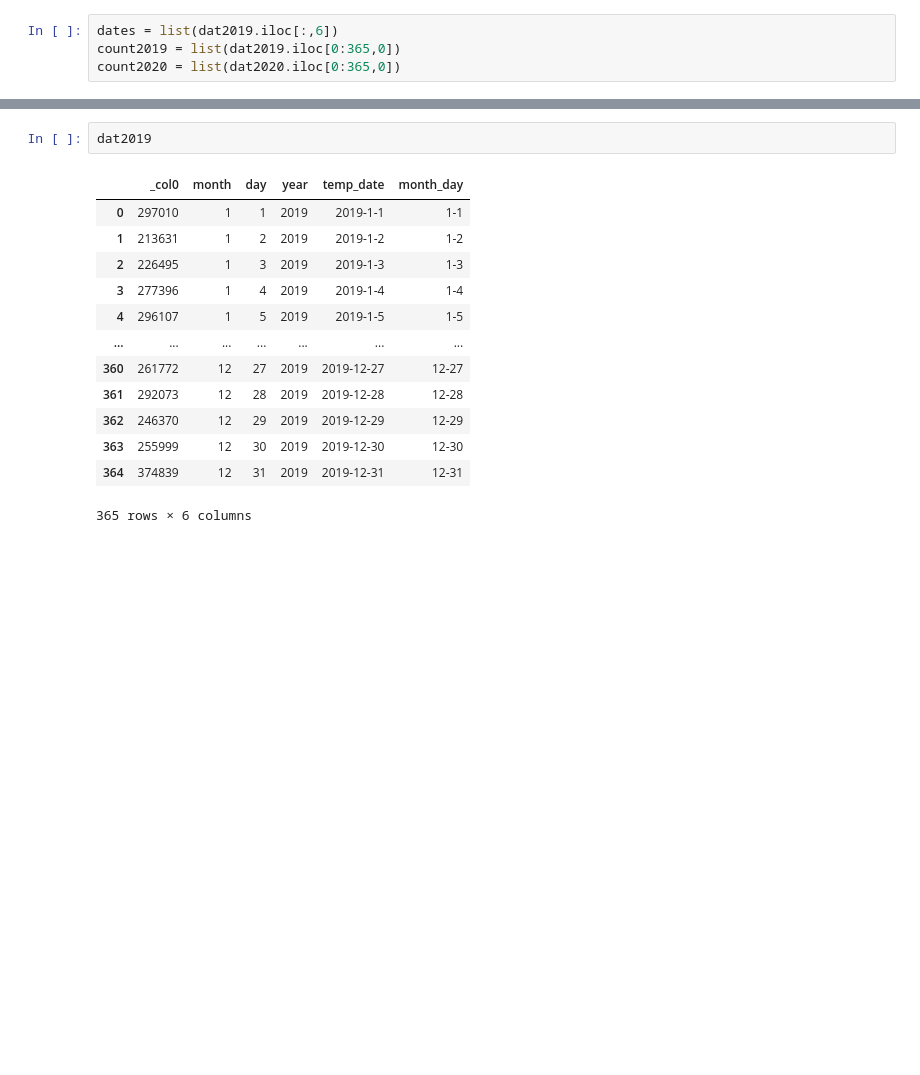
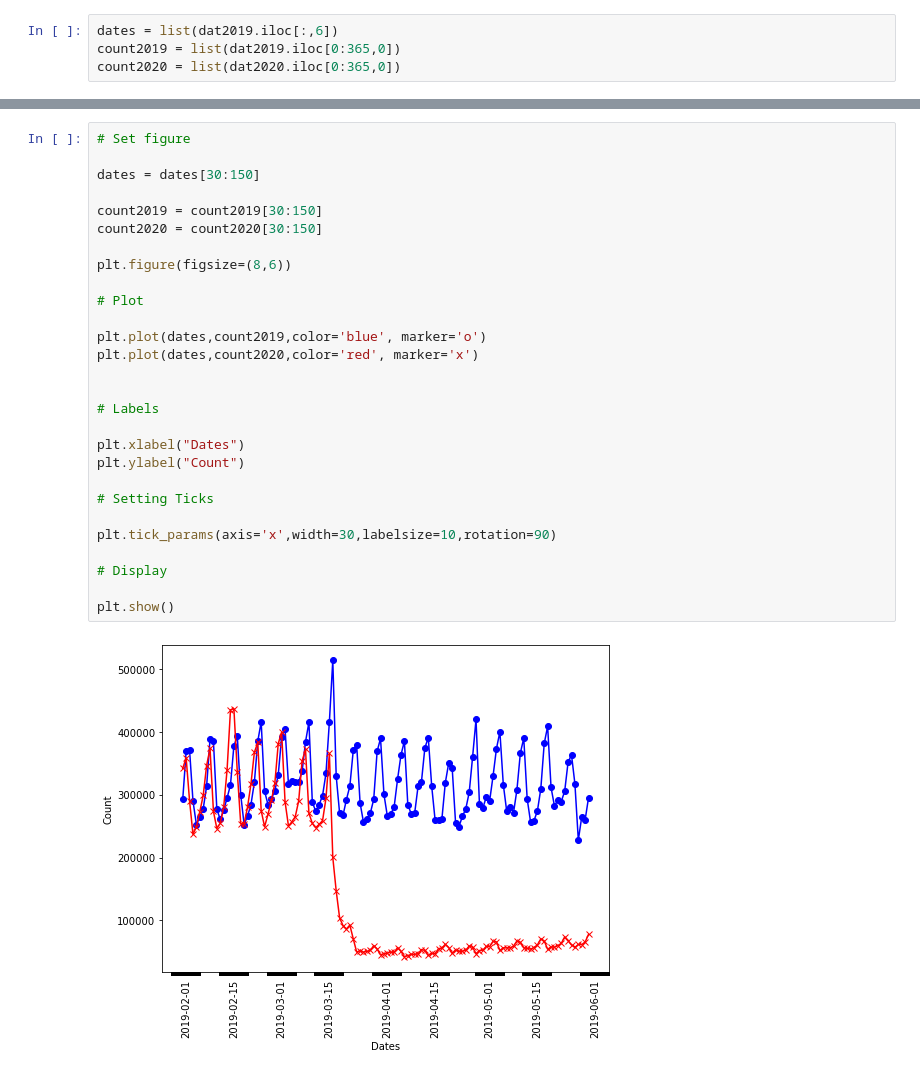
Before and after one commit to WeonhyeokChung/blog-medium, a Jupyter notebook: taxi.ipynb, the cells around one changed output, grey strips where cells are left out. Cells and saved outputs as stored; diff of their text form; blank space fills up the shorter version.

```diff
--- a/taxi.ipynb
+++ b/taxi.ipynb
@@ -125,16 +124,30 @@ plt.show()
-# %%
-dat2019
-# %% [output]
-|  | _col0 | month | day | year | temp_date | month_day |
-| 0 | 297010 | 1 | 1 | 2019 | 2019-1-1 | 1-1 |
-| 1 | 213631 | 1 | 2 | 2019 | 2019-1-2 | 1-2 |
-| 2 | 226495 | 1 | 3 | 2019 | 2019-1-3 | 1-3 |
-| 3 | 277396 | 1 | 4 | 2019 | 2019-1-4 | 1-4 |
-| 4 | 296107 | 1 | 5 | 2019 | 2019-1-5 | 1-5 |
-| ... | ... | ... | ... | ... | ... | ... |
-| 360 | 261772 | 12 | 27 | 2019 | 2019-12-27 | 12-27 |
-| 361 | 292073 | 12 | 28 | 2019 | 2019-12-28 | 12-28 |
-| 362 | 246370 | 12 | 29 | 2019 | 2019-12-29 | 12-29 |
-| 363 | 255999 | 12 | 30 | 2019 | 2019-12-30 | 12-30 |
-| 364 | 374839 | 12 | 31 | 2019 | 2019-12-31 | 12-31 |
-365 rows × 6 columns
+# %%
+# Set figure
+
+dates = dates[30:150]
+
+count2019 = count2019[30:150]
+count2020 = count2020[30:150]
+
+plt.figure(figsize=(8,6))
+
+# Plot
+
+plt.plot(dates,count2019,color='blue', marker='o')
+plt.plot(dates,count2020,color='red', marker='x')
+
+
+# Labels
+
+plt.xlabel("Dates")
+plt.ylabel("Count")
+
+# Setting Ticks
+
+plt.tick_params(axis='x',width=30,labelsize=10,rotation=90)
+
+# Display
+
+plt.show()
+# %% [output]
+[figure, added]
```
Also changed, not shown: parts of 4 cells of this notebook.
